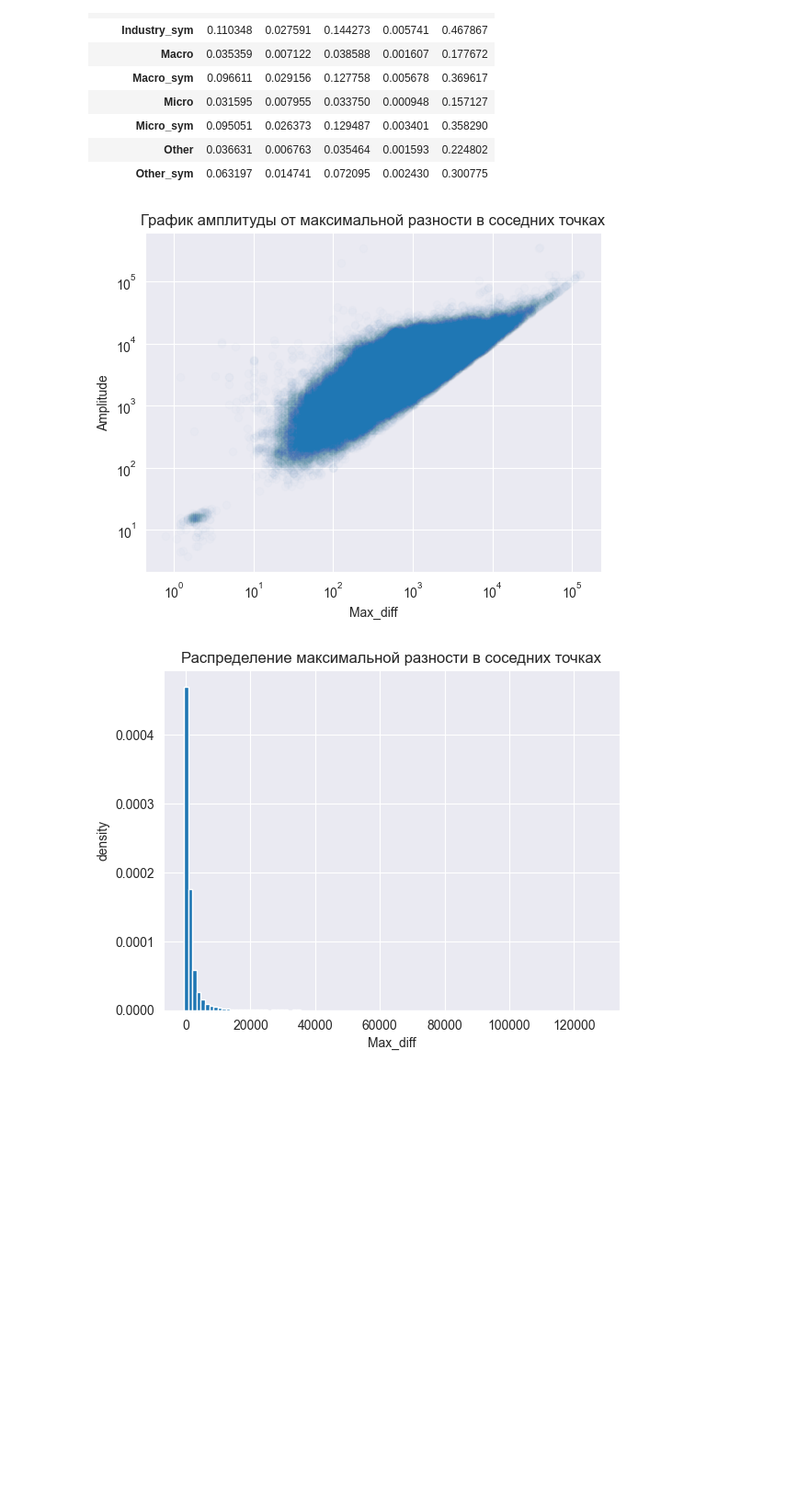
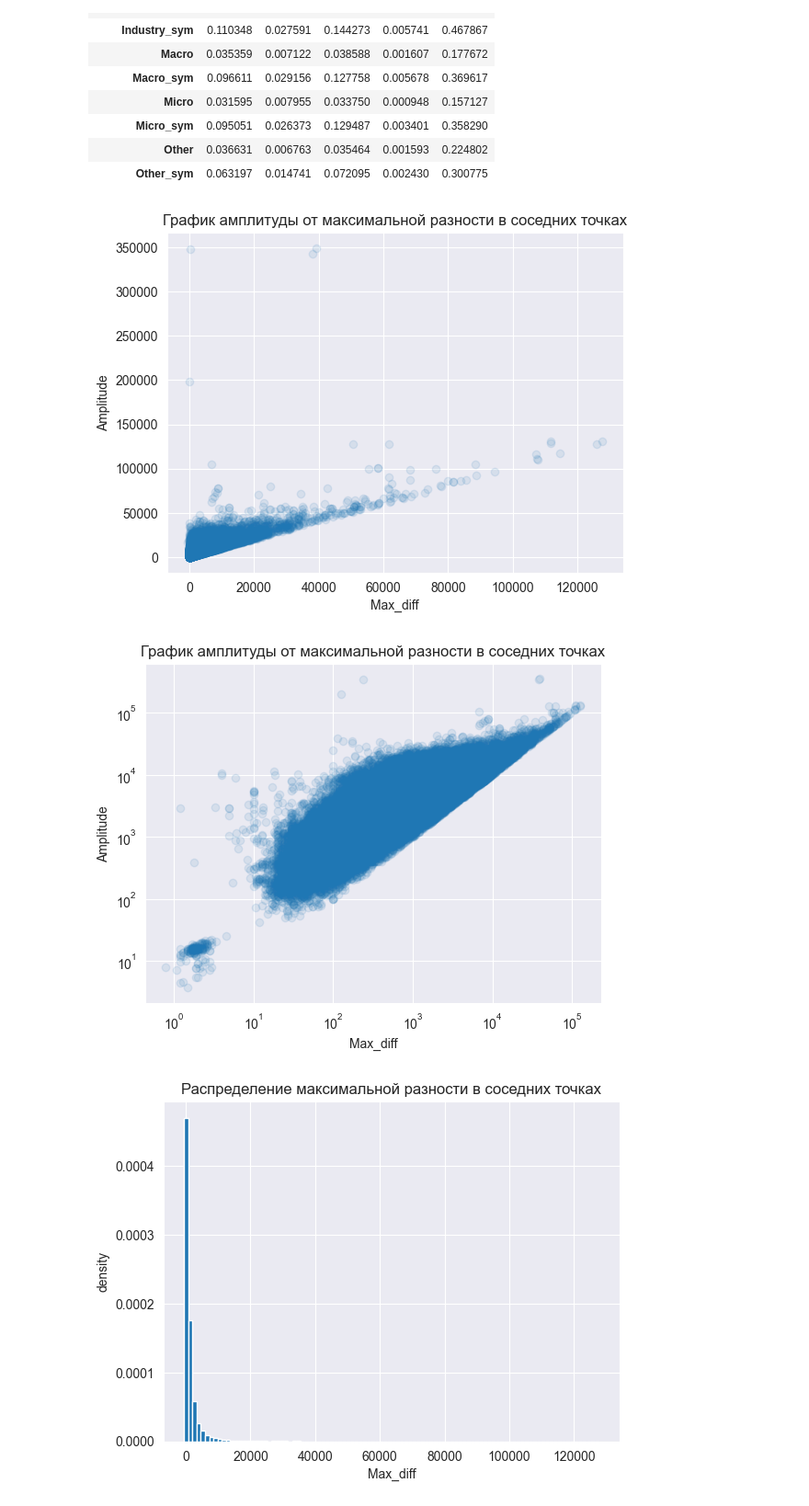
Before and after one commit to dynolab/predan, a Jupyter notebook: notebooks/m4_type_analis.ipynb, the cells around one changed output. Shown at 92% size. Drawn from its saved outputs; the diff is of its cells as text; code cells hidden in the pictures; blank space fills up the shorter version.

Commit message:
New graphics

```diff
--- a/notebooks/m4_type_analis.ipynb
+++ b/notebooks/m4_type_analis.ipynb
@@ -144,17 +148,26 @@ smape_list
 | Other | 0.036631 | 0.006763 | 0.035464 | 0.001593 | 0.224802 |
 | Other_sym | 0.063197 | 0.014741 | 0.072095 | 0.002430 | 0.300775 |
 # %%
-plt.scatter(df_res["max_diff"], df_res["amplitude"], alpha= 0.01)
+plt.scatter(df_res["max_diff"], df_res["amplitude"], alpha= 0.1)
+
+plt.ylabel('Amplitude')
+plt.xlabel('Max_diff')
+plt.title('График амплитуды от максимальной разности в соседних точках')
+# Отображение графика
+plt.show()
+
+plt.scatter(df_res["max_diff"], df_res["amplitude"], alpha= 0.1)
 
 plt.ylabel('Amplitude')
 plt.xlabel('Max_diff')
 plt.title('График амплитуды от максимальной разности в соседних точках')
 plt.semilogy()
 plt.semilogx()
 # Отображение графика
 plt.show()
 # %% [output]
-[figure, old version]
+[figure, new version]
+[figure, added]
 # %%
 plt.hist(df_res["max_diff"], density=True, bins=100)
 
```
Also changed, not shown: parts of 16 cells of this notebook.
